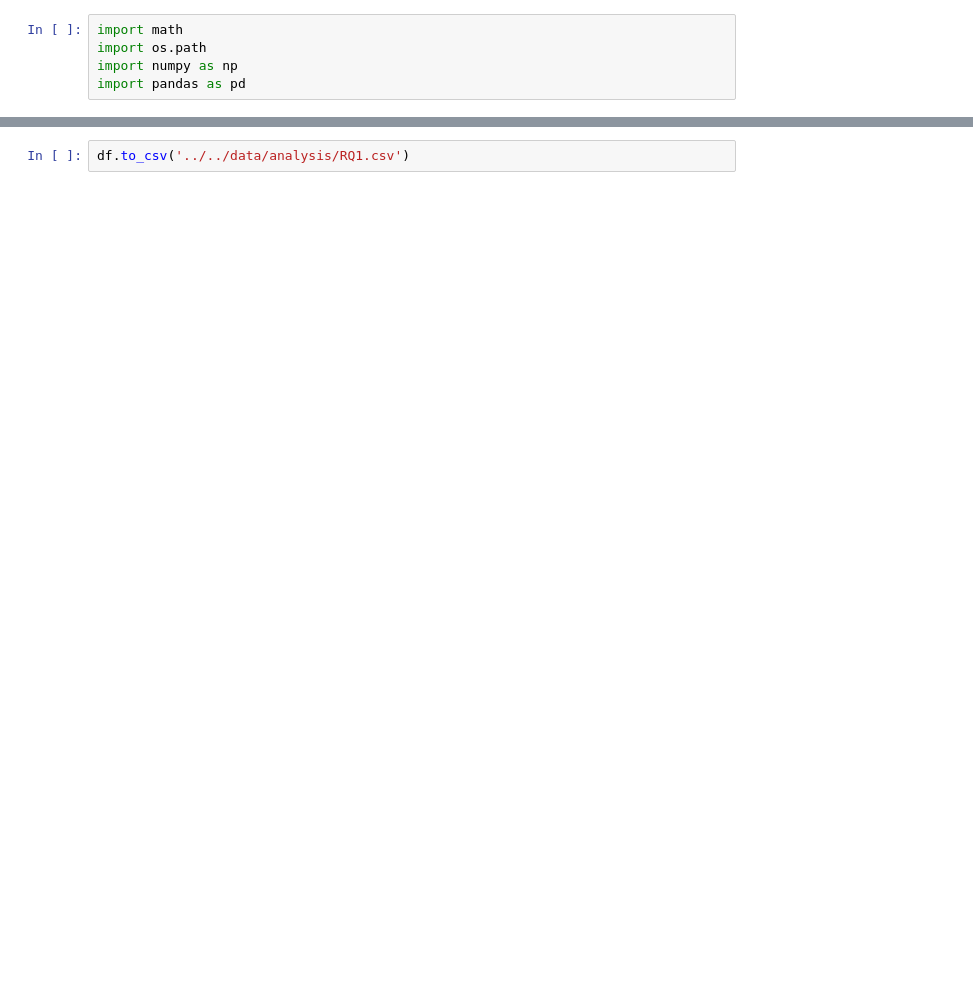
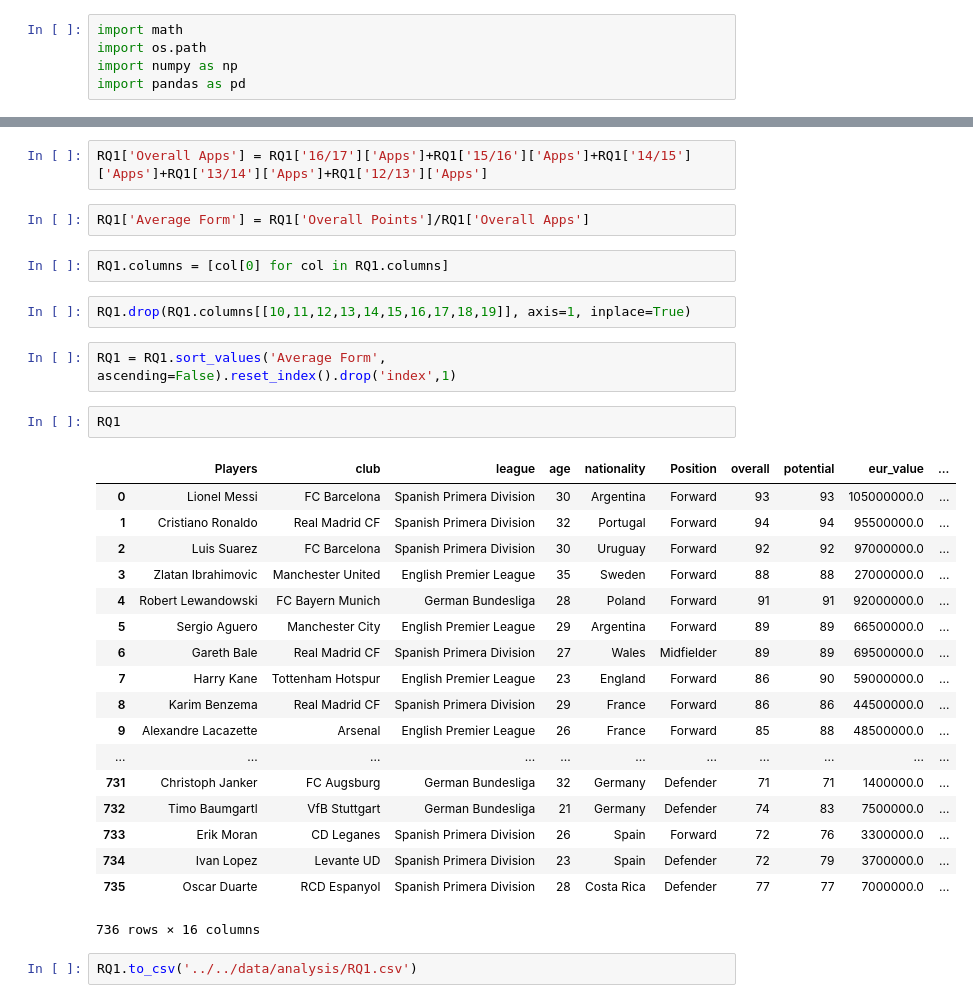
Before and after one commit to markkennedy3/Fifa-vs-Real-Life, a Jupyter notebook: notebooks/prep/400_prep_RQ1_Dataframes.ipynb, the cells around one changed output, grey strips where cells are left out. Saved outputs shown, nothing was run; the diff lists cells and outputs as text; blank space fills up the shorter version.

```diff
--- a/notebooks/prep/400_prep_RQ1_Dataframes.ipynb
+++ b/notebooks/prep/400_prep_RQ1_Dataframes.ipynb
@@ -49,2 +46,33 @@ df
+# %%
+RQ1['Overall Apps'] = RQ1['16/17']['Apps']+RQ1['15/16']['Apps']+RQ1['14/15']['Apps']+RQ1['13/14']['Apps']+RQ1['12/13']['Apps']
+# %%
+RQ1['Average Form'] = RQ1['Overall Points']/RQ1['Overall Apps']
+# %%
+RQ1.columns = [col[0] for col in RQ1.columns]
+# %%
+RQ1.drop(RQ1.columns[[10,11,12,13,14,15,16,17,18,19]], axis=1, inplace=True)
+# %%
+RQ1 = RQ1.sort_values('Average Form', ascending=False).reset_index().drop('index',1)
+# %%
+RQ1
+# %% [output]
+|  | Players | club | league | age | nationality | Position | overall | potential | eur_value | ... |
+| 0 | Lionel Messi | FC Barcelona | Spanish Primera Division | 30 | Argentina | Forward | 93 | 93 | 105000000.0 | ... |
+| 1 | Cristiano Ronaldo | Real Madrid CF | Spanish Primera Division | 32 | Portugal | Forward | 94 | 94 | 95500000.0 | ... |
+| 2 | Luis Suarez | FC Barcelona | Spanish Primera Division | 30 | Uruguay | Forward | 92 | 92 | 97000000.0 | ... |
+| 3 | Zlatan Ibrahimovic | Manchester United | English Premier League | 35 | Sweden | Forward | 88 | 88 | 27000000.0 | ... |
+| 4 | Robert Lewandowski | FC Bayern Munich | German Bundesliga | 28 | Poland | Forward | 91 | 91 | 92000000.0 | ... |
+| 5 | Sergio Aguero | Manchester City | English Premier League | 29 | Argentina | Forward | 89 | 89 | 66500000.0 | ... |
+| 6 | Gareth Bale | Real Madrid CF | Spanish Primera Division | 27 | Wales | Midfielder | 89 | 89 | 69500000.0 | ... |
+| 7 | Harry Kane | Tottenham Hotspur | English Premier League | 23 | England | Forward | 86 | 90 | 59000000.0 | ... |
+| 8 | Karim Benzema | Real Madrid CF | Spanish Primera Division | 29 | France | Forward | 86 | 86 | 44500000.0 | ... |
+| 9 | Alexandre Lacazette | Arsenal | English Premier League | 26 | France | Forward | 85 | 88 | 48500000.0 | ... |
+| ... | ... | ... | ... | ... | ... | ... | ... | ... | ... | ... |
+| 731 | Christoph Janker | FC Augsburg | German Bundesliga | 32 | Germany | Defender | 71 | 71 | 1400000.0 | ... |
+| 732 | Timo Baumgartl | VfB Stuttgart | German Bundesliga | 21 | Germany | Defender | 74 | 83 | 7500000.0 | ... |
+| 733 | Erik Moran | CD Leganes | Spanish Primera Division | 26 | Spain | Forward | 72 | 76 | 3300000.0 | ... |
+| 734 | Ivan Lopez | Levante UD | Spanish Primera Division | 23 | Spain | Defender | 72 | 79 | 3700000.0 | ... |
+| 735 | Oscar Duarte | RCD Espanyol | Spanish Primera Division | 28 | Costa Rica | Defender | 77 | 77 | 7000000.0 | ... |
+736 rows × 16 columns
 # %%
-df.to_csv('../../data/analysis/RQ1.csv')
+RQ1.to_csv('../../data/analysis/RQ1.csv')
```
Also changed, not shown: parts of 12 cells of this notebook, 2 other files.
